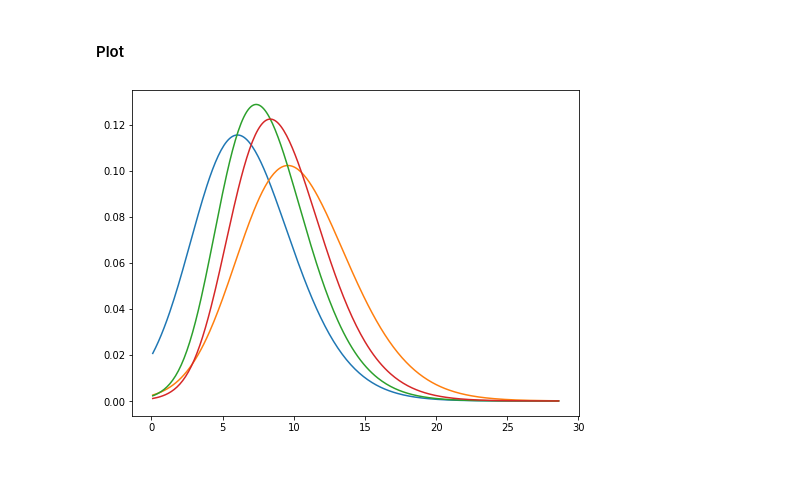
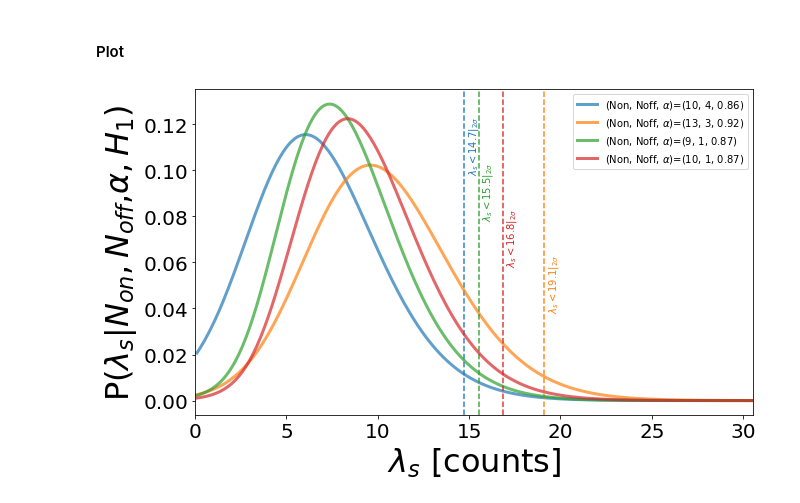
Before and after one commit to pymilo/QuietSunAnalysis, a Jupyter notebook: FOXSI2/Ahnen_Method_ON-OFF_Analysis.ipynb, the cells around one changed output. Saved outputs shown, nothing was run; the diff lists cells and outputs as text; code cells hidden in the pictures; blank space fills up the shorter version.

Commit message:
Plot uppdated

```diff
--- a/FOXSI2/Ahnen_Method_ON-OFF_Analysis.ipynb
+++ b/FOXSI2/Ahnen_Method_ON-OFF_Analysis.ipynb
@@ -148,14 +148,27 @@ print(np.array(L97s))
 [14.73252028 19.08851532 15.51650496 16.83080483]
 # %% [markdown]
 #### Plot
-# %%
-# plot the pdf
-x_range = arange(0, 1.5 * np.max(L97s), 0.1)
-fig, ax = plt.subplots(figsize=(8,6))
-for n_on, n_off, alpha in zip(Nons,Noffs,Alphas):
-    y_range = P_lambda(x_range, n_on, n_off, alpha)
-    ax.plot(x_range, y_range)
-
-plt.show()
-# %% [output]
-[figure, removed]
+# %%
+# plot the pdf
+colors = ['tab:blue','tab:orange','tab:green','tab:red']
+x_range = arange(0, 1.7 * np.max(L97s), 0.1) #0.1
+fig, ax = plt.subplots(figsize=(10,6))
+yts = [0.10,0.04,0.08,0.06]
+for n_on,n_off,alpha,l97,c,yt in zip(Nons,Noffs,Alphas,L97s,colors,yts):
+    y_range = P_lambda(x_range, n_on, n_off, alpha)
+    ax.plot(x_range, y_range,linewidth=3,alpha=.7,
+           label=r'(Non, Noff, $\alpha$)=({0}, {1}, {2})'.format(n_on,n_off,round(alpha,2)))
+    ax.axvline(l97,linestyle='dashed',color=c,alpha=.9)
+    ax.text(l97+0.15,yt,'$\lambda_s<$'+str(round(l97,1))+'$|_{2\sigma}$',
+            rotation='vertical',color=c)
+
+ax.legend()
+# ornaments
+ax.set_xlim(0, 1.6 * np.max(L97s))
+ax.set_xlabel('$\lambda_s$ [counts]',fontsize=32)
+ax.set_ylabel(r'P($\lambda_s$|$N_{on},N_{off}$,$\alpha,H_1$)',fontsize=32)
+ax.tick_params(axis='both', labelsize=20)
+fig.savefig('images/Counts_Distributions.pdf',bbox_inches='tight',dpi=300)
+plt.show()
+# %% [output]
+[figure, added]
```
Also changed, not shown: 1 other file.
